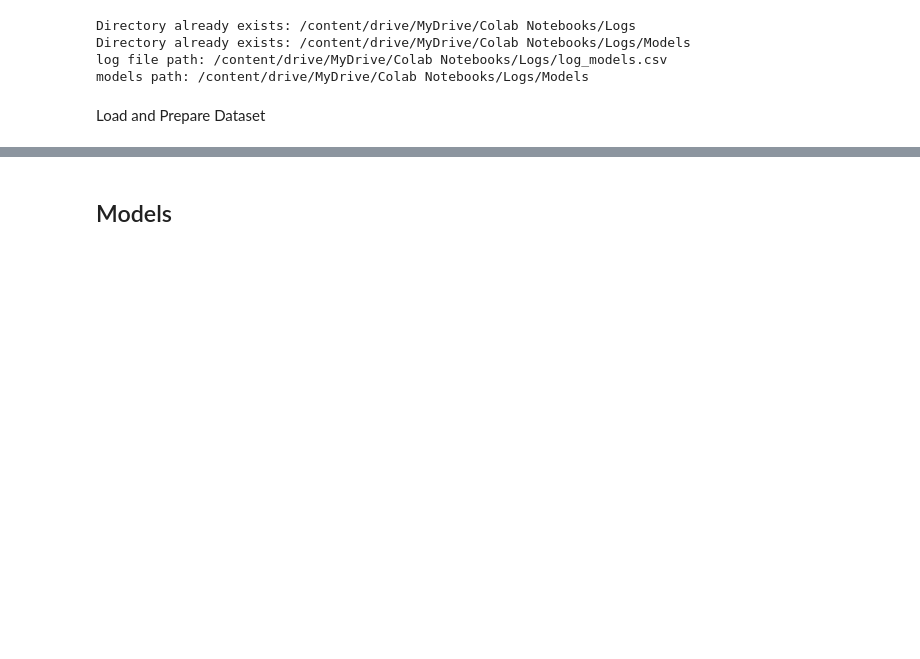
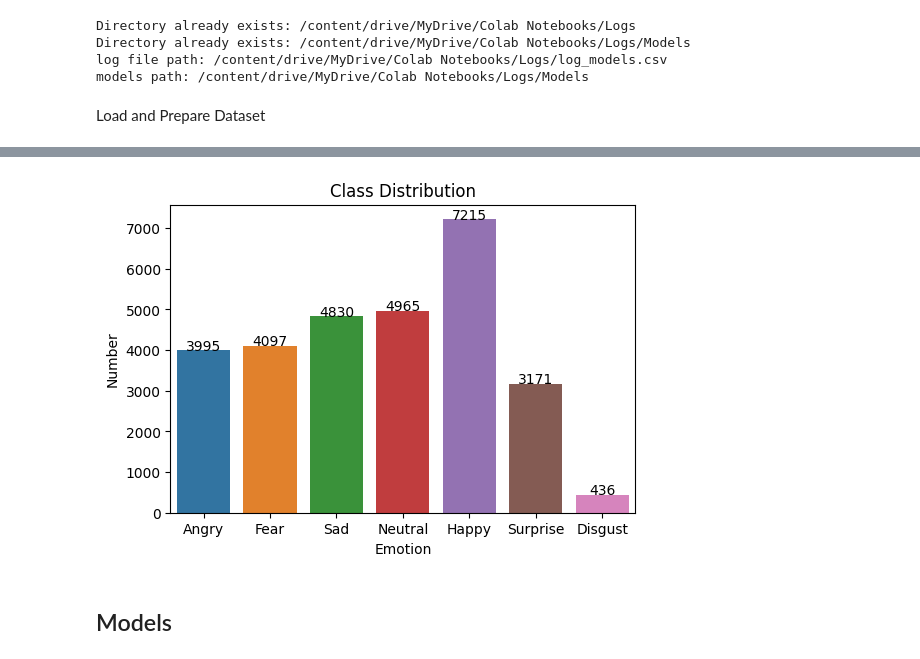
Before and after one commit to alaeimo/NMA_DL_FER, a Jupyter notebook: SResNet18.ipynb, the cells around one changed output, grey strips where cells are left out. Drawn from its saved outputs; the diff is of its cells as text; code cells hidden in the pictures; blank space fills up the shorter version.

```diff
--- a/SResNet18.ipynb
+++ b/SResNet18.ipynb
@@ -258,3 +261,21 @@ Transformed Train Dataset Samples
+# %%
+#@title Plot Number of Images for Each Emotion
+emotion_counts = train_dataset._main_df['emotion'].value_counts(sort=False).reset_index()
+emotion_counts.columns = ['emotion', 'number']
+emotion_counts['emotion'] = emotion_counts['emotion'].map(emotions)
+emotion_counts
+plt.figure(figsize=(6,4))
+sns.barplot(x = emotion_counts.emotion.values, y=emotion_counts.number.values)
+plt.title('Class Distribution')
+plt.ylabel('Number', fontsize=10)
+plt.xlabel('Emotion', fontsize=10)
+# add the numbers on the bars
+for i, count in enumerate(emotion_counts.number.values):
+    plt.text(i, count+10, str(count), ha='center', fontsize=10)
+plt.savefig(os.path.join(log_directory, f"DataSet.png"))
+plt.show()
+# %% [output]
+[figure, added]
 # %% [markdown]
 ## Models
 # %% [markdown]
```
Also changed, not shown: parts of 20 cells of this notebook.
